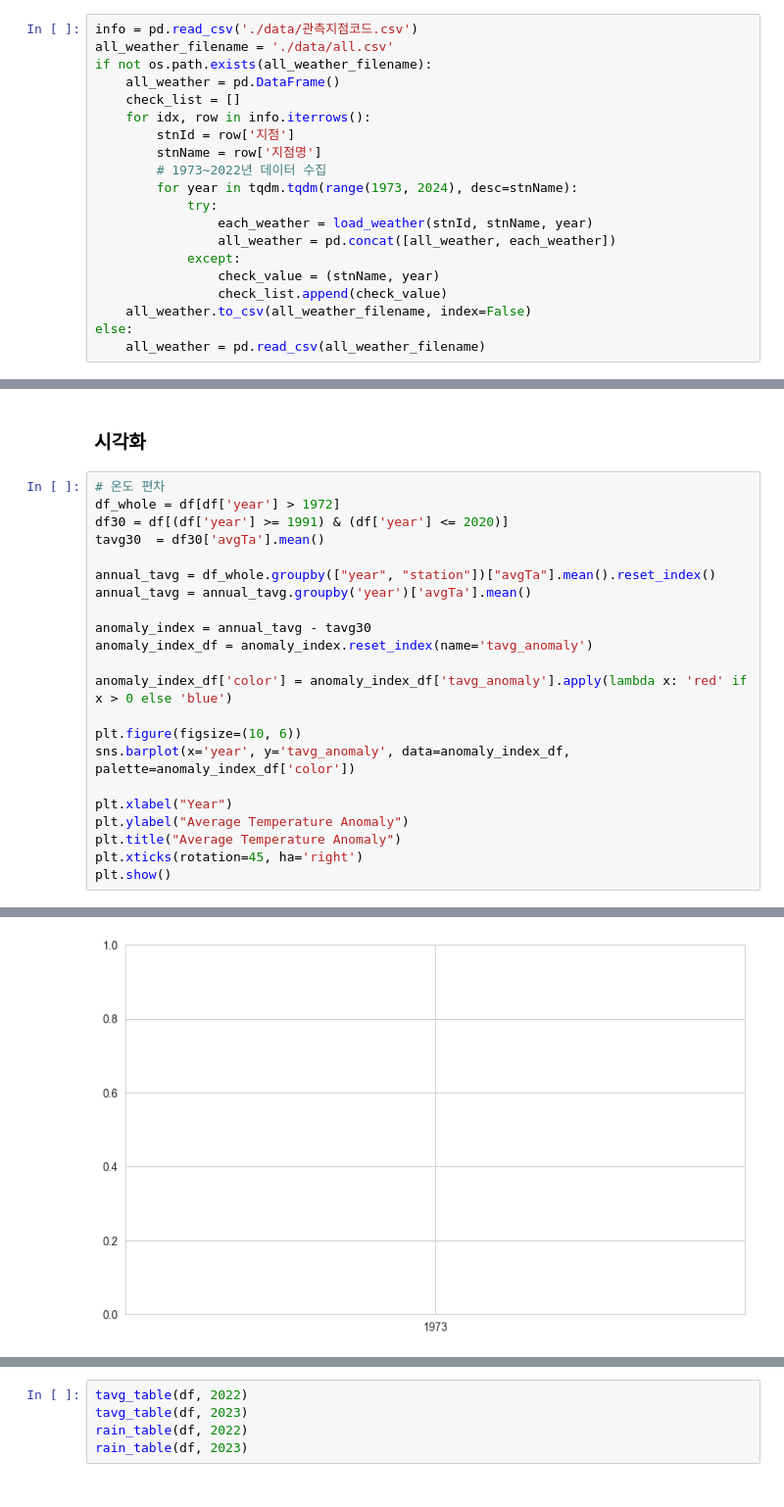
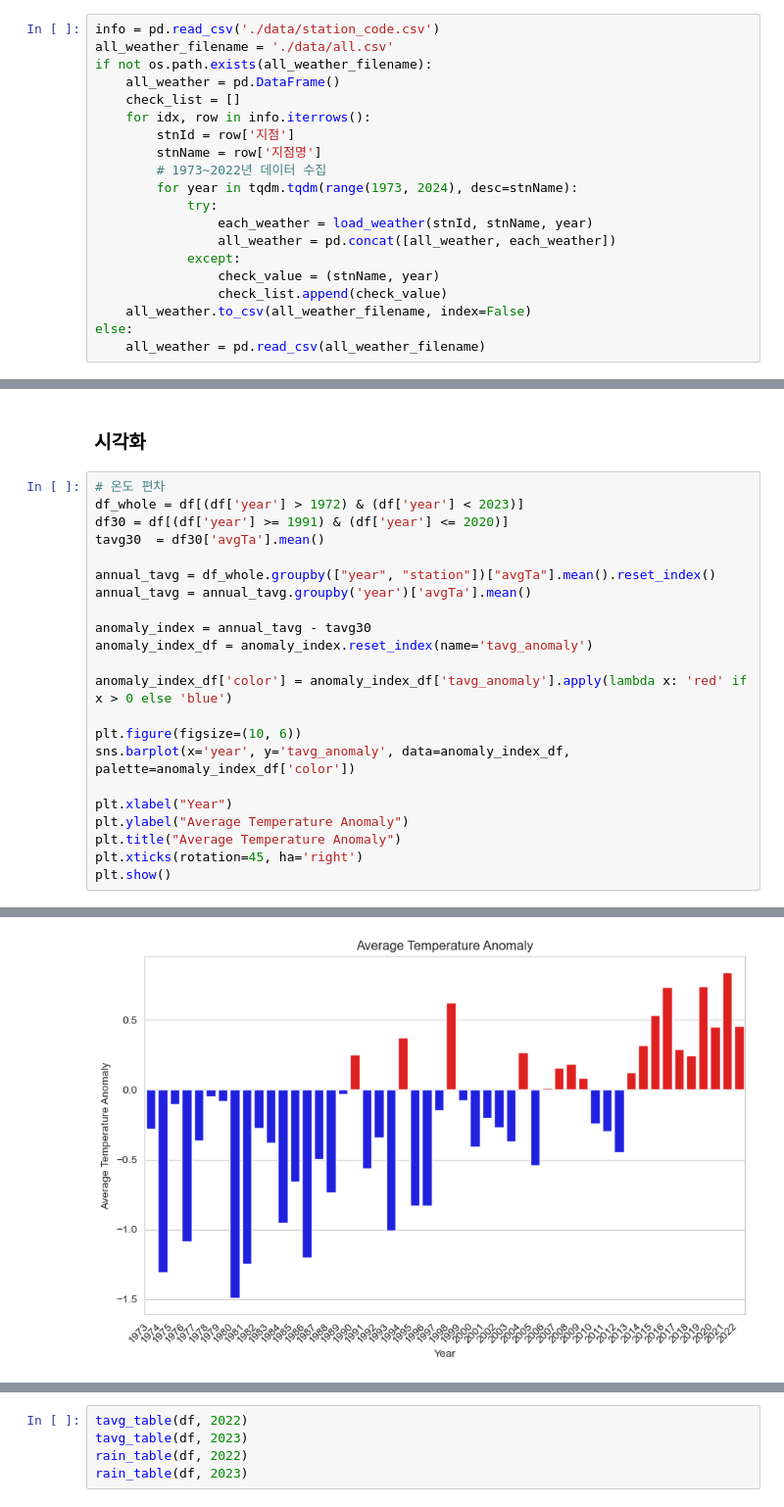
Before and after one commit to jungjae0/weather_analysis, a Jupyter notebook: final.ipynb, the cells around one changed output, grey strips where cells are left out. Shown at 98% size. Saved outputs shown, nothing was run; the diff lists cells and outputs as text.

```diff
--- a/final.ipynb
+++ b/final.ipynb
@@ -58,7 +58,7 @@ def load_weather(stn_Ids, stnName, year):
         weather = pd.read_csv(cache_filename)
         return weather
 # %%
-info = pd.read_csv('./data/관측지점코드.csv')
+info = pd.read_csv('./data/station_code.csv')
 all_weather_filename = './data/all.csv'
 if not os.path.exists(all_weather_filename):
     all_weather = pd.DataFrame()
@@ -240,7 +244,7 @@ def days_rank(df, year):
 ### 시각화
 # %%
 # 온도 편차
-df_whole = df[df['year'] > 1972]
+df_whole = df[(df['year'] > 1972) & (df['year'] < 2023)]
 df30 = df[(df['year'] >= 1991) & (df['year'] <= 2020)]
 tavg30  = df30['avgTa'].mean()
 
@@ -265,4 +268,4 @@ ValueError: The truth value of a Series is ambiguous. Use a.empty, a.bool(), a.i
-[figure, old version]
+[figure, new version]
 # %%
 # 일평균기#
 tavg = df_whole.groupby('year')['avgTa'].mean().reset_index()
```
Also changed, not shown: parts of 18 cells of this notebook, 2 other files.
